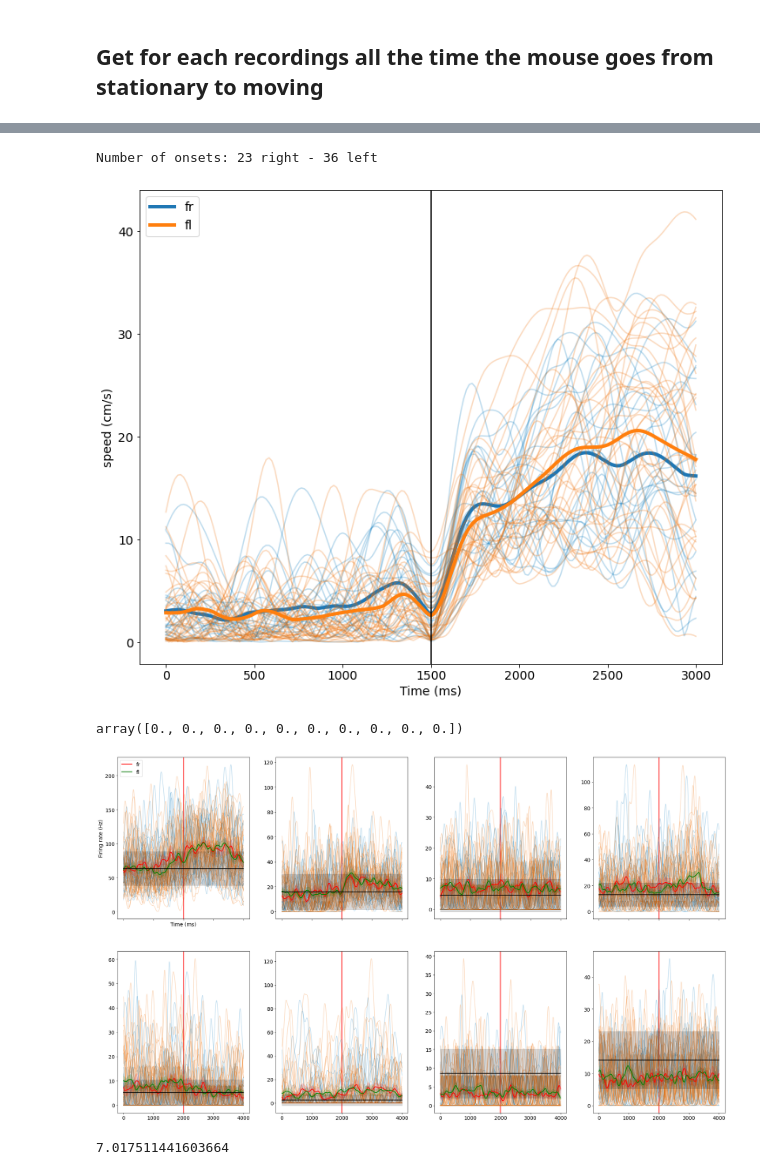
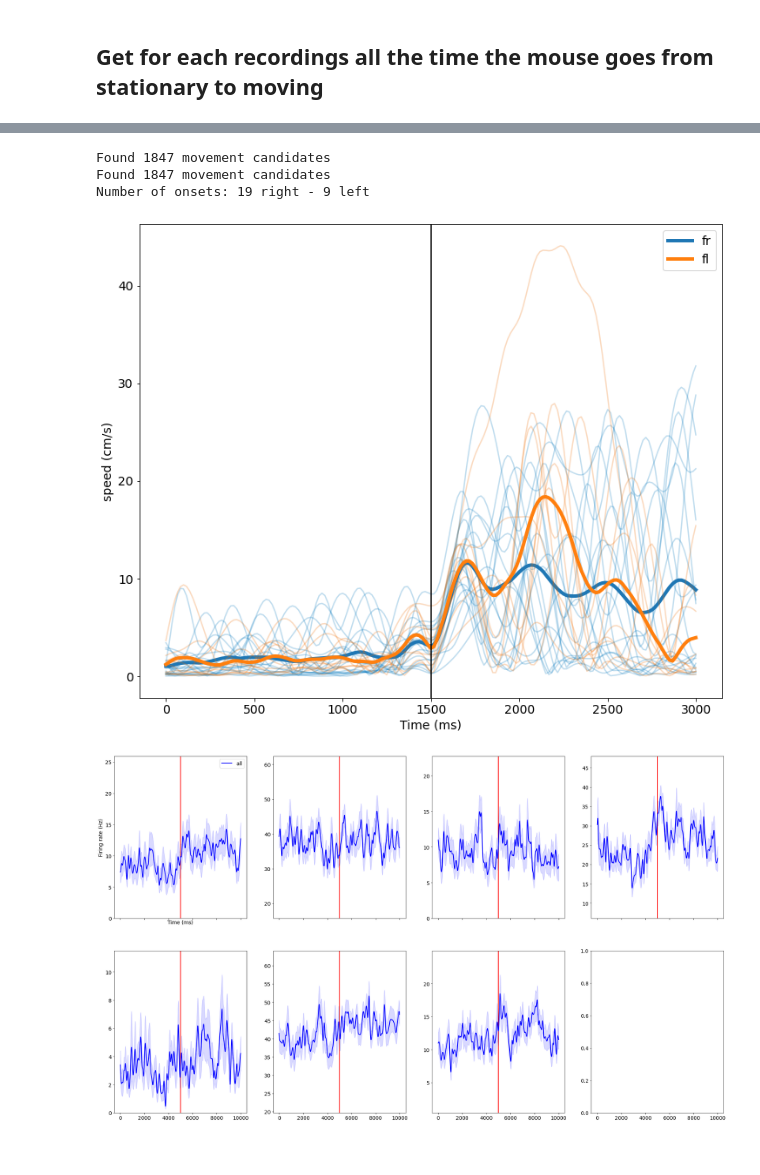
Before and after one commit to Egzona66/APA_setup, a Jupyter notebook: electrophysiology/dev.ipynb, the cells around one changed output, grey strips where cells are left out. Saved outputs shown, nothing was run; the diff lists cells and outputs as text; code cells hidden in the pictures.

```diff
--- a/electrophysiology/dev.ipynb
+++ b/electrophysiology/dev.ipynb
@@ -44,4 +30,5 @@ recordings
 # %% [markdown]
 ## Get for each recordings all the time the mouse goes from stationary to moving
 # %%
-tracking, units = load_rec_data(cache, recordings[2])
+tracking, units = load_rec_data(cache, recordings[10])
+print(len(units.columns))
@@ -48,10 +139,12 @@ tracking, units = load_rec_data(cache, recordings[2])
 # %%
-right_fl_onsets = get_locomotion_onset_times(tracking, "right_fl")
-left_fl_onsets = get_locomotion_onset_times(tracking, "left_fl")
+right_fl_onsets = get_locomotion_onset_times(tracking, "right_fl", cutoff=2000)
+left_fl_onsets = get_locomotion_onset_times(tracking, "left_fl", cutoff=2000)
 
 print(f"Number of onsets: {len(right_fl_onsets)} right - {len(left_fl_onsets)} left")
 # %% [output]
-Number of onsets: 23 right - 36 left
+Found 1847 movement candidates
+Found 1847 movement candidates
+Number of onsets: 19 right - 9 left
 # %%
 # set font size
 plt.rcParams.update({"font.size": 14})
@@ -60,62 +153,65 @@ f, ax = plt.subplots(1, 1, figsize=(12, 10))
 
 from analysis.fixtures import dark_colors
 
-for paw, timepoints, sign in zip(("fr", "fl"), (right_fl_onsets, left_fl_onsets), (1, 1)):
+for paw, timepoints, v , sign in zip(("fr", "fl"), (right_fl_onsets, left_fl_onsets), (tracking.right_fl_v, tracking.left_fl_v), (1, -1)):
     traces = []
     for i, frame in enumerate(timepoints):
-        trace = sign * tracking.v[frame-1500:frame+1500].values
+        trace = v.values[frame-1500:frame+1500]
         traces.append(trace)
         ax.plot(trace, color = dark_colors[paw], alpha=.25)
+        # ax.plot(-1 * tracking.left_fl_v.values[frame-1500:frame+1500], color = "red", alpha=.25)
+        # ax.plot(-1 * tracking.right_fl_v[frame-1500:frame+1500].values, color = "red", alpha=.25)
+    # break
     ax.plot(np.mean(traces, axis=0), label=paw, lw=4)
+    # break
 
 
 ax.legend()
 ax.axvline(1500, color="k")
 _ = ax.set(xlabel="Time (ms)", ylabel="speed (cm/s)")
 # %% [output]
-[figure, old version]
+[figure, new version]
-# %%
-sem(np.zeros((5, 10)), axis=0)
-# %% [output]
-array([0., 0., 0., 0., 0., 0., 0., 0., 0., 0.])
 # %%
 from fcutils.plot.figure import calc_nrows_ncols
 
 figsize = (30, 18)
 units_names = units.columns
 nrows, ncols = calc_nrows_ncols(len(units_names), aspect=(24, 18))
 f, axes = plt.subplots(nrows, ncols, figsize=figsize, sharex=True, sharey=False)
 axes = axes.flatten()
 
+DeltaT = 5000 # time before/after frame
+BaselineDuration = 5000 # number of samples going into baseline evaluation
 
 for i, (name, ax) in enumerate(zip(units_names, axes)):
-    ax.axvline(2000, lw=2, color="r")
+    ax.axvline(DeltaT, lw=2, color="r")
     baselines = []
+    alltraces = []
     for paw, timepoints, color in zip(("fr", "fl"), (right_fl_onsets, left_fl_onsets), "rg"):
 
         traces = []
         for frame in timepoints:
-            trace = units[name].values[frame-2000:frame+2000]
-            baseline = units[name].values[frame-2000:frame]
+            trace = units[name].values[frame-DeltaT:frame+DeltaT]
+            baseline = units[name].values[frame-BaselineDuration-1000:frame-1000]
 
             if len(trace) < 4000:
                 continue
             traces.append(trace)
             baselines.append(baseline)
-            ax.plot(trace, color = dark_colors[paw], alpha=.25)
-        # ax.plot(np.mean(traces, axis=0), color=dark_colors[paw], lw=3, label=paw if i == 0 else None)
-        plot_mean_and_error(np.mean(traces, axis=0), sem(traces, axis=0), ax, lw=2, label=paw if i == 0 else None, color=color, err_alpha=.15)
+            # ax.plot(trace, color = dark_colors[paw], alpha=.25)
 
-    baselines = np.hstack(baseline)
-    mu = np.mean(baselines)
-    sigma = np.std(baselines)
-    plot_mean_and_error(np.repeat(mu, 4000), np.repeat(sigma, 4000), ax, lw=2, color="black", err_alpha=.15)
+
+        alltraces.extend(traces)
+        # plot_mean_and_error(np.mean(traces, axis=0), sem(traces, axis=0), ax, lw=2, label=paw if i == 0 else None, color=color, err_alpha=.15)
+    plot_mean_and_error(np.mean(alltraces, axis=0), sem(alltraces, axis=0), ax, lw=2, label="all" if i == 0 else None, color='blue', err_alpha=.15)
+    ax.set(ylim=[np.percentile(alltraces, 10), np.percentile(alltraces, 90)])
+
+    # baselines = np.hstack(baseline)
+    # mu = np.mean(baselines)
+    # sigma = np.std(baselines)
+    # plot_mean_and_error(np.repeat(mu, 2*DeltaT), np.repeat(sigma, 2*DeltaT), ax, lw=2, color="black", err_alpha=.15)
 
 axes[0].legend()
 _ = axes[0].set(xlabel="Time (ms)", ylabel="Firing rate (Hz)")
 # %% [output]
-[figure, old version]
+[figure, new version]
-# %%
-sigma
-# %% [output]
-7.017511441603664
```
Also changed, not shown: parts of 6 cells of this notebook, 1 other file.
